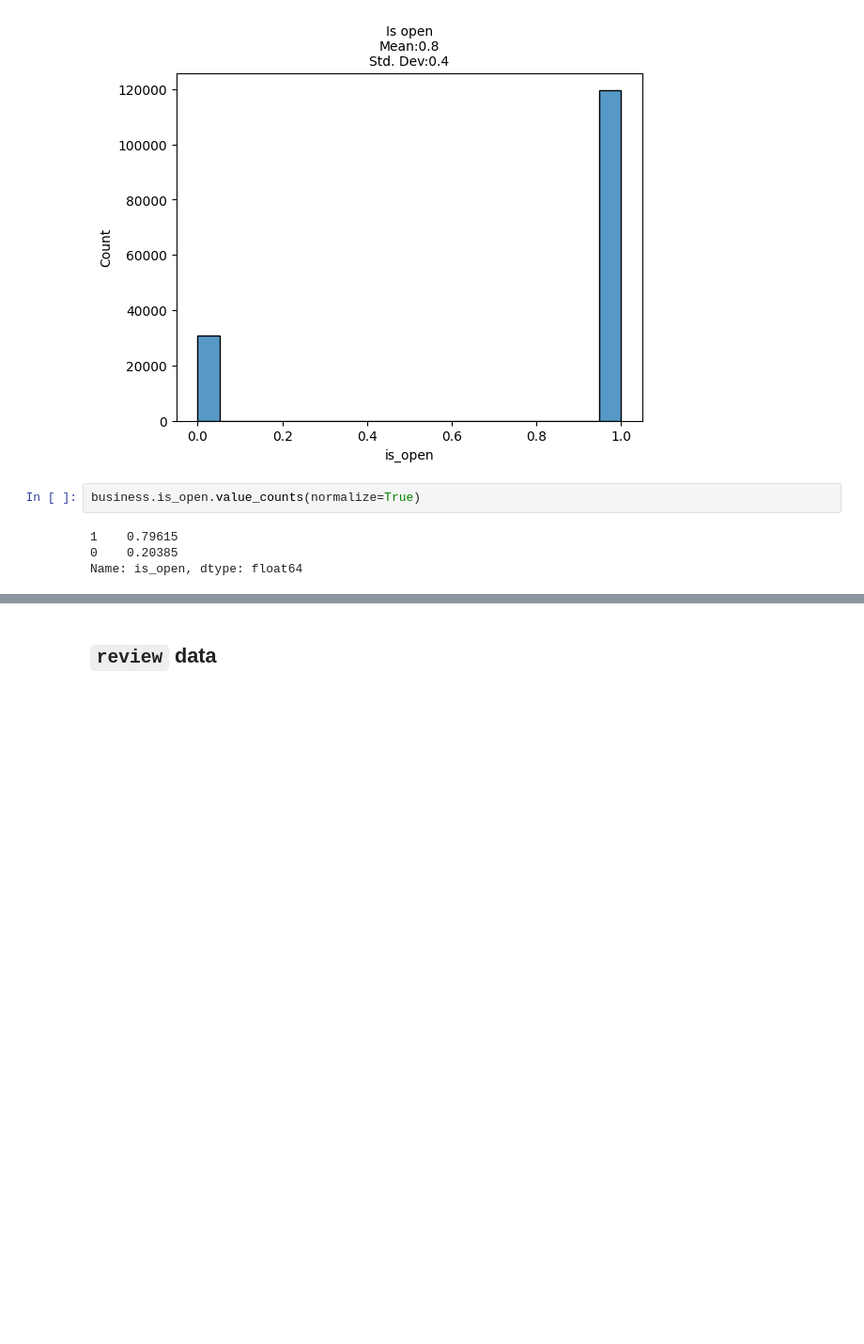
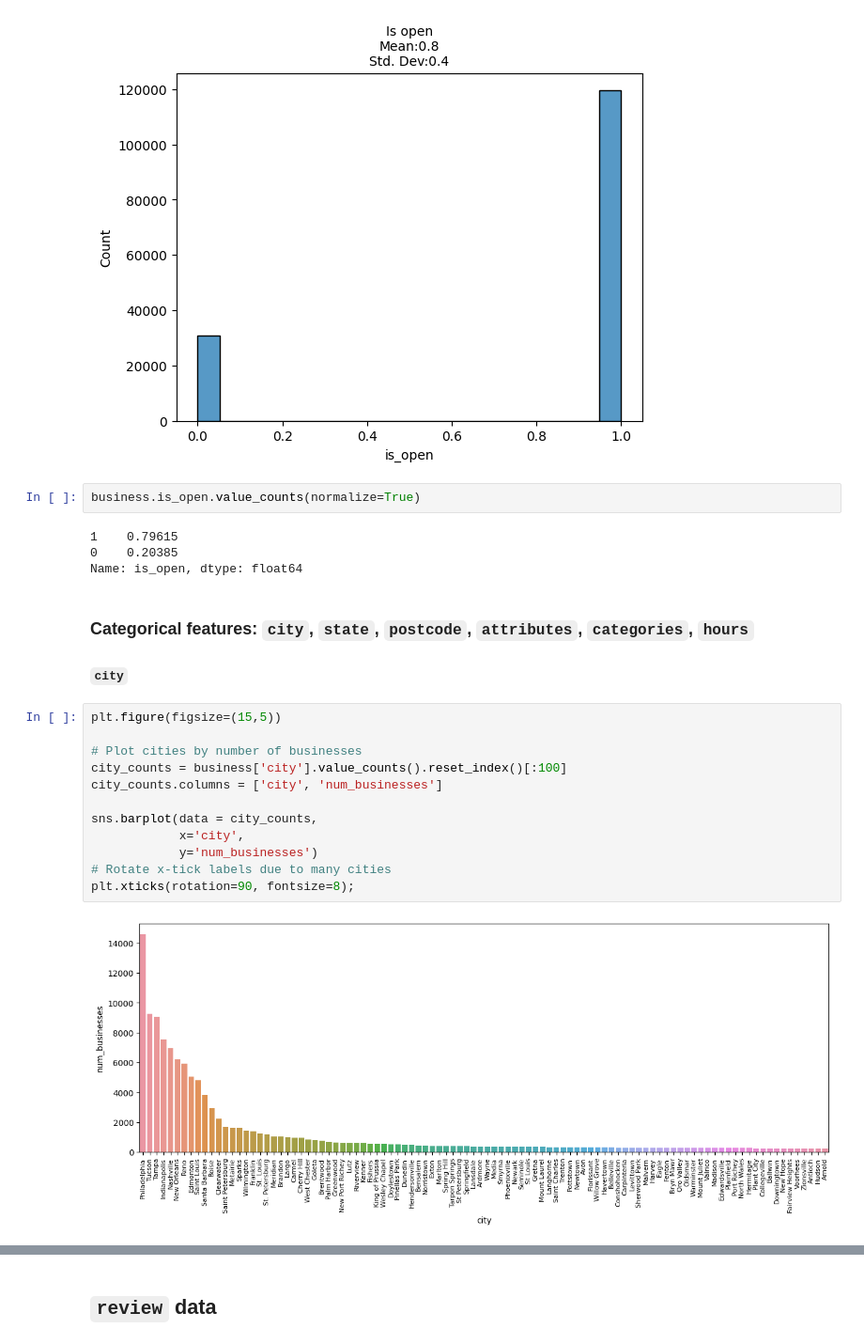
Before and after one commit to Dimasaur/scorecast, a Jupyter notebook: eda/quentin_eda.ipynb, the cells around one changed output, grey strips where cells are left out. Shown: that part at 94% size. Saved outputs shown, nothing was run; the diff lists cells and outputs as text; blank space fills up the shorter version.

Commit message:
More EDA on business dataset

```diff
--- a/eda/quentin_eda.ipynb
+++ b/eda/quentin_eda.ipynb
@@ -128,3 +129,20 @@ business.is_open.value_counts(normalize=True)
 1    0.79615
 0    0.20385
 Name: is_open, dtype: float64
+# %% [markdown]
+### Categorical features: `city`, `state`, `postcode`, `attributes`, `categories`, `hours`
+#### `city`
+# %%
+plt.figure(figsize=(15,5))
+
+# Plot cities by number of businesses
+city_counts = business['city'].value_counts().reset_index()[:100]
+city_counts.columns = ['city', 'num_businesses']
+
+sns.barplot(data = city_counts,
+            x='city',
+            y='num_businesses')
+# Rotate x-tick labels due to many cities
+plt.xticks(rotation=90, fontsize=8);
+# %% [output]
+[figure, added]
```
Also changed, not shown: parts of 16 cells of this notebook.
